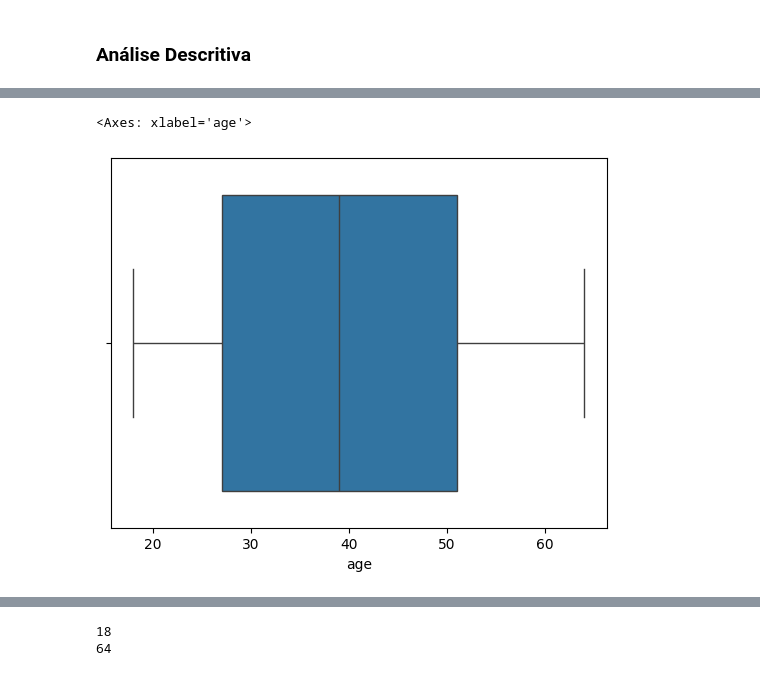
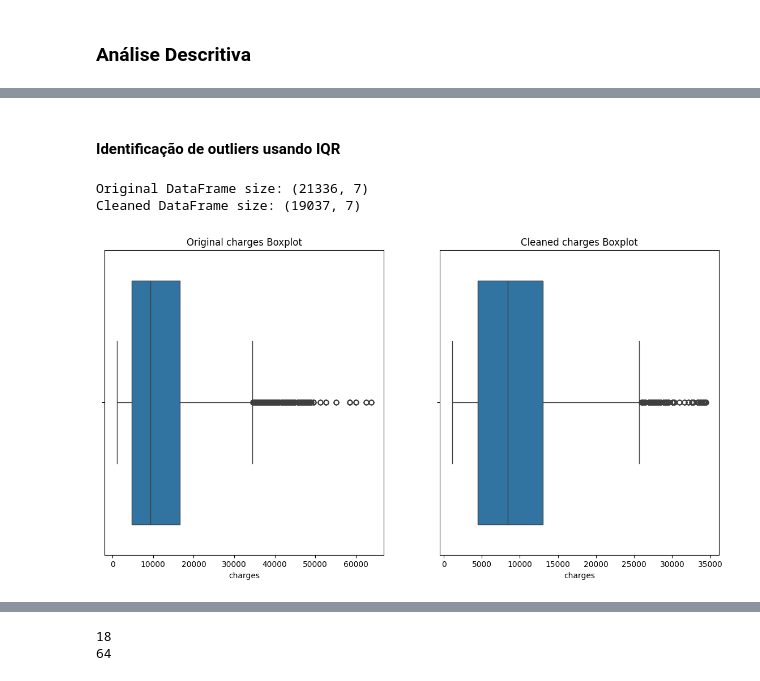
Before and after one commit to Danizinh/TECH-CHALLENGE, a Jupyter notebook: TECH-CHALLENGE.ipynb, the cells around one changed output, grey strips where cells are left out. Drawn from its saved outputs; the diff is of its cells as text; code cells hidden in the pictures.

Commit message:
Added comments and explanations to the code for better clarity. Loaded and cleaned the dataset by removing outliers. Visualized data distribution and outlier removal using boxplots and histograms.

```diff
--- a/TECH-CHALLENGE.ipynb
+++ b/TECH-CHALLENGE.ipynb
@@ -116,0 +125,22 @@ Vamos analisar e compreender a distribuição dos dados para cada métrica de po
+# %% [markdown]
+#### Identificação de outliers usando IQR
+# %%
+# Função para detectar e tratar outliers usando o método IQR
+def remove_outliers(dados):
+    numeric_dados = dados.select_dtypes(include=['float64', 'int64'])  # Selecionar apenas colunas numéricas
+    Q1 = numeric_dados.quantile(0.25)
+    Q3 = numeric_dados.quantile(0.75)
+    IQR = Q3 - Q1
+    outlier_condition = ~((numeric_dados < (Q1 - 1.5 * IQR)) | (numeric_dados > (Q3 + 1.5 * IQR))).any(axis=1)
+    dados_out = dados[outlier_condition]
+    return dados_out
+
+# Aplicar a função ao DataFrame
+dados_clean = remove_outliers(dados)
+
+# Verificar o tamanho do DataFrame original e do limpo
+print(f"Original DataFrame size: {dados.shape}")
+print(f"Cleaned DataFrame size: {dados_clean.shape}")
+# %% [output]
+Original DataFrame size: (21336, 7)
+Cleaned DataFrame size: (19037, 7)
@@ -117,8 +152,23 @@ Vamos analisar e compreender a distribuição dos dados para cada métrica de po
+# %%
+def visualize_outliers_removal(original_data, cleaned_data, column):
+    plt.figure(figsize=(14, 7))
+
+    # Boxplot dos dados originais
+    plt.subplot(1, 2, 1)
+    sb.boxplot(x=original_data[column])
+    plt.title(f'Original {column} Boxplot')
+
+    # Boxplot dos dados limpos
+    plt.subplot(1, 2, 2)
+    sb.boxplot(x=cleaned_data[column])
+    plt.title(f'Cleaned {column} Boxplot')
+
+    plt.show()
+
+# Exemplo de uso para a coluna 'charges'
+visualize_outliers_removal(dados, dados_clean, 'charges')
+# %% [output]
+[figure, added]
 # %%
 import seaborn as sb
 import matplotlib.pylab as plt
-
-sb.boxplot(x=dados["age"])
-# %% [output]
-<Axes: xlabel='age'>
-[figure, removed]
```
Also changed, not shown: parts of 43 cells of this notebook.
